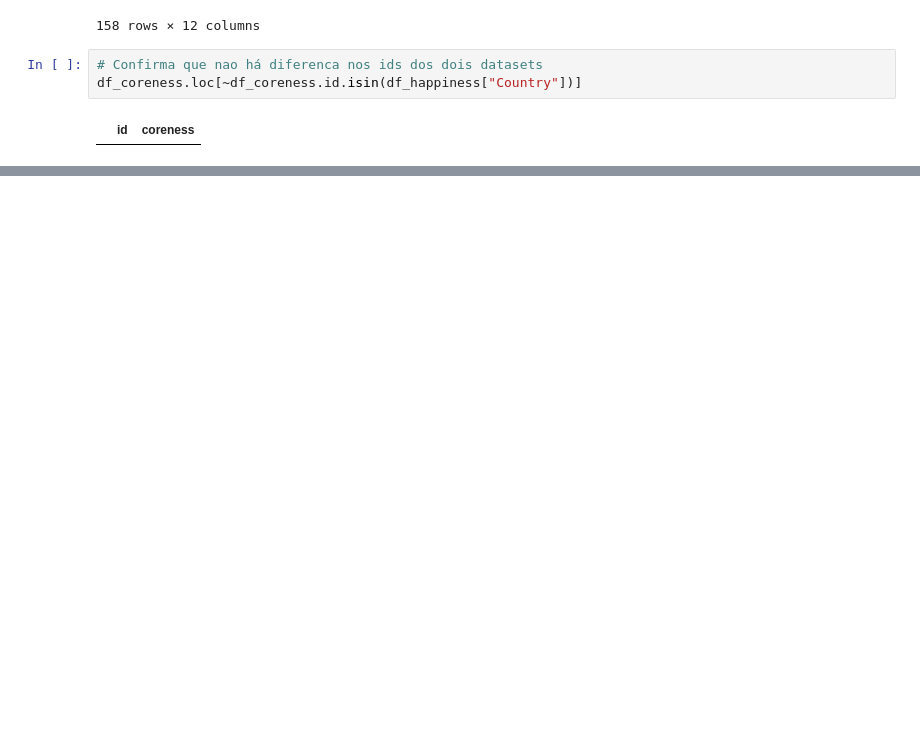
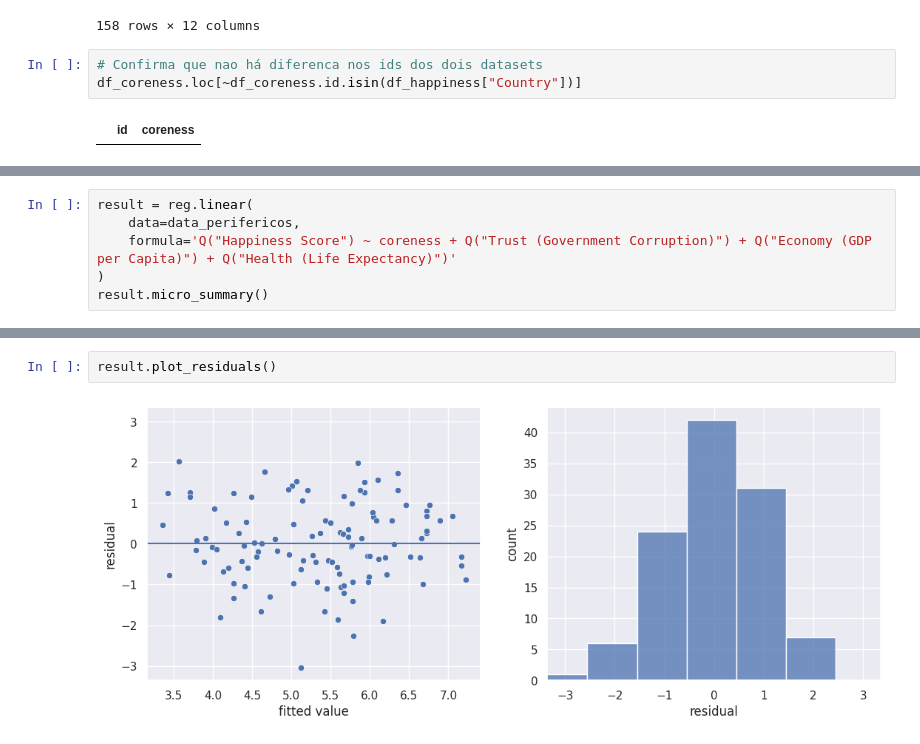
Before and after one commit to RicardoRibeiroRodrigues/Projeto-Redes-Sociais, a Jupyter notebook: notebooks/modelos_proj_variosAnos.ipynb, the cells around one changed output, grey strips where cells are left out. Cells and saved outputs as stored; diff of their text form; blank space fills up the shorter version.

```diff
--- a/notebooks/modelos_proj_variosAnos.ipynb
+++ b/notebooks/modelos_proj_variosAnos.ipynb
@@ -123,0 +223,6 @@ result.plot_residuals()
+# %%
+result = reg.linear(
+    data=data_perifericos,
+    formula='Q("Happiness Score") ~ coreness + Q("Trust (Government Corruption)") + Q("Economy (GDP per Capita)") + Q("Health (Life Expectancy)")'
+)
+result.micro_summary()
@@ -123,0 +235,4 @@ result.plot_residuals()
+# %%
+result.plot_residuals()
+# %% [output]
+[figure, added]
```
Also changed, not shown: parts of 20 cells of this notebook, 1 other file.
